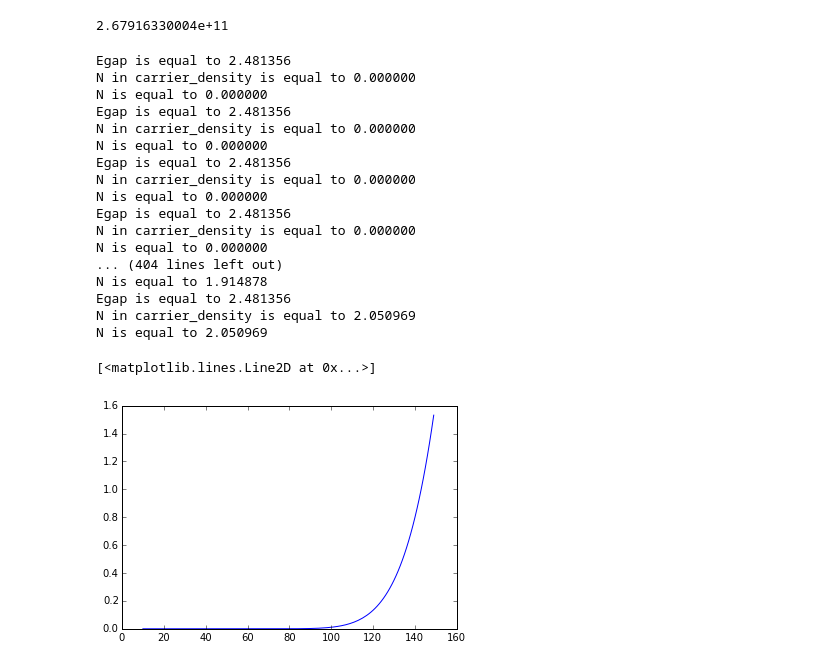
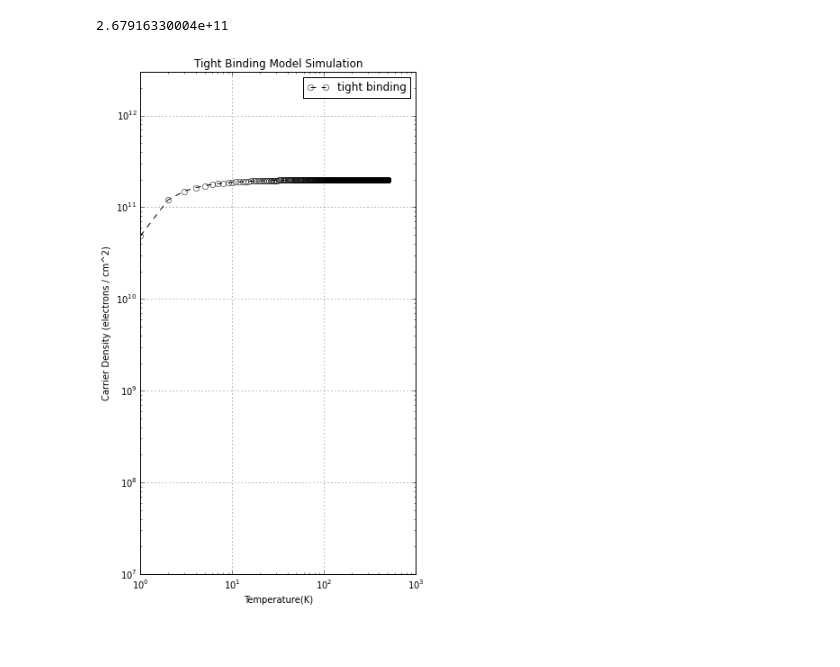
Before and after one commit to dsdhfkjs/SolidStatePhysicsProject, a Jupyter notebook: Untitled.ipynb, the cells around one changed output. Cells and saved outputs as stored; diff of their text form; code cells hidden in the pictures; blank space fills up the shorter version.

```diff
--- a/Untitled.ipynb
+++ b/Untitled.ipynb
@@ -2370,33 +2370,33 @@ def motions(x,y,jtype,i,T):
 
     return np.asarray([x_new,y_new,jtype_new])
 # %%
-#base_N = 2e11 / 0.7465017156536999
-#N = base_N
-
 a = 1
 t = 20
 import numpy as np
 import matplotlib.pyplot as plt
 %matplotlib inline
 from decimal import *
-getcontext().prec = 13
+getcontext().prec = 36
 Narray = []
 Tarray = []
 conducarray = []
 probsarray = []
 def carrier_density(T):
     #at room temp (300 K) should be 9*10e10
-    Vf = 3*10e8 #(cm/s) fermi velocity is about 1/100 speed of light
-    k = 8.617*10e-5 #(eV/K)
-    h_bar = 6.582*10e-16 #eV*s
-    width = 50 * 10e-7 #in cm
+    Vf = 3*10**8 #(cm/s) fermi velocity is about 1/100 speed of light
+    k = 8.617*10**-5 #(eV/K)
+    h_bar = 6.582*10**-16 #eV*s
+    width = 50 * 10**-7 #in cm
     Egap = 2.0*np.pi*h_bar*Vf/(width)
-    print('Egap is equal to %f' % Egap)
-    expval = -Egap/(2.0*k*T)
-    (Decimal(expval).exp())
+    #print('Egap is equal to %f' % Egap)
+    expval = -1.0*Egap/(2.0*k*T)
+    exponent = Decimal(expval).exp()
+    exponent = float(exponent)
+    #print('exponent is equal to', exponent)
     #N = (np.pi/6.) * ((k*T**2)/(1.0*h_bar*Vf))**2 #(e/cm^2) #(graphene sheet)
-    N = (4.0/(width))*np.sqrt(1.0*np.pi*k*T/Egap)*np.exp(-Egap/(2.0*k*T)) #(graphene nanoribbon)
-    print('N in carrier_density is equal to %f' % N)
+    N = (4.0/(width))*np.sqrt(1.0*np.pi*k*T/Egap)*exponent #(graphene nanoribbon)
+    N = int(N)
+    #print('N in carrier_density is equal to %f' % N)
     return N
 
 def prob(T): #Removed motions and location tracking, and therefore changes in probability based off of occupied neighbors.
@@ -2417,54 +2417,54 @@ def prob(T): #Removed motions and location tracking, and therefore changes in pr
     Ehop = 38.12121 * np.sqrt((1 + np.cos(ky*a/2.)**2 + 4*np.cos(ky*a/2.)*np.cos(kx*1.73*a/2.)))  #eV
     Estay = 35.521 #eV, atomic energy calculated using Rydbergs formula
     #Ef = 2.9kT
 
     #b = (-Ehop/(1.0*k*T))
     #c = (-Estay/(1.0*k*T))
     b = (-(2.9+2.6/(1.0*k*T)))
     c = (-2.9)
 
 
 
     probvalhop = (Decimal(b).exp())/(sites * (Decimal(b).exp()) + (Decimal(c).exp()))
     probvalstay = (Decimal(c).exp())/(sites * (Decimal(b).exp()) + (Decimal(c).exp()))
 
     probvalhop = float(probvalhop)
     probvalstay = float(probvalstay)
 
     z = 3 * probvalhop
 
     return z
-for i in range(10,150):
+
+N1array = []
+base_N = 2*10**11 / 0.7465017156536999 #Found using our probability function and the carrier density from the log graph in a
+                                       #research paper online (tight-binding model literature we referred to does not depict
+                                       #being a variable number of electrons, let alone an equation for such, so we assumed a
+                                       #fixed number of total electrons able to hop and calculated a base number allowing our
+                                       #model to best emulate the conditions in the experiment
+
+for i in range(1,500): #Temperature sweep
     T = i
-    N = carrier_density(T)
-    print('N is equal to %f' % N)
-    #Narray.append(N)
+    N = base_N
+    N1 = carrier_density(T)
+    #print('N is equal to %f' % N)
+    N1array.append(N1)
     Tarray.append(T)
     #print('N initially is %d' % N)
     q = prob(T)
     #q *= 15e11
     conduc = N * q
     conducarray.append(conduc)
     probsarray.append(q)
 #plt.loglog(Tarray,probsarray)
-plt.plot(Tarray,conducarray)
+plt.loglog(Tarray,conducarray, 'ko--',  mfc='none',label = 'tight binding')
+plt.legend(loc = 'upper right')
+plt.ylim(10**7,3*10**12)
+plt.title('Tight Binding Model Simulation')
+plt.xlabel('Temperature(K)')
+plt.ylabel('Carrier Density (electrons / cm^2)')
+plt.grid()
+plt.gca().set_aspect('equal')
+fig = plt.gcf()
+fig.set_size_inches(10, 10, forward=True)
 # %% [output]
-Egap is equal to 2.481356
-N in carrier_density is equal to 0.000000
-N is equal to 0.000000
-Egap is equal to 2.481356
-N in carrier_density is equal to 0.000000
-N is equal to 0.000000
-Egap is equal to 2.481356
-N in carrier_density is equal to 0.000000
-N is equal to 0.000000
-Egap is equal to 2.481356
-N in carrier_density is equal to 0.000000
-N is equal to 0.000000
-... (404 lines left out)
-N is equal to 1.914878
-Egap is equal to 2.481356
-N in carrier_density is equal to 2.050969
-N is equal to 2.050969
-[<matplotlib.lines.Line2D at 0x...>]
-[figure, old version]
+[figure, new version]
```
